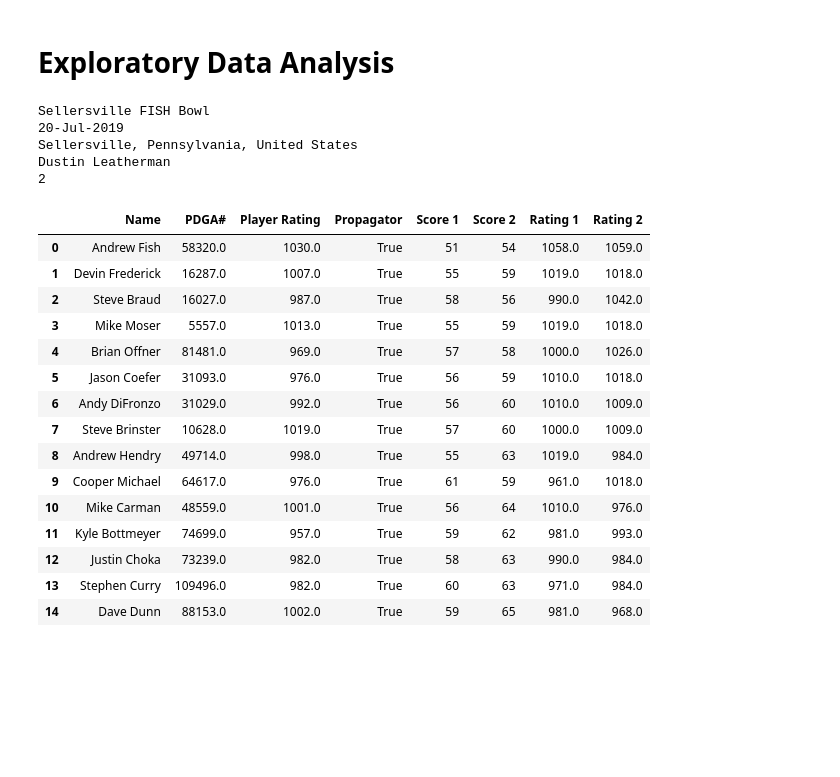
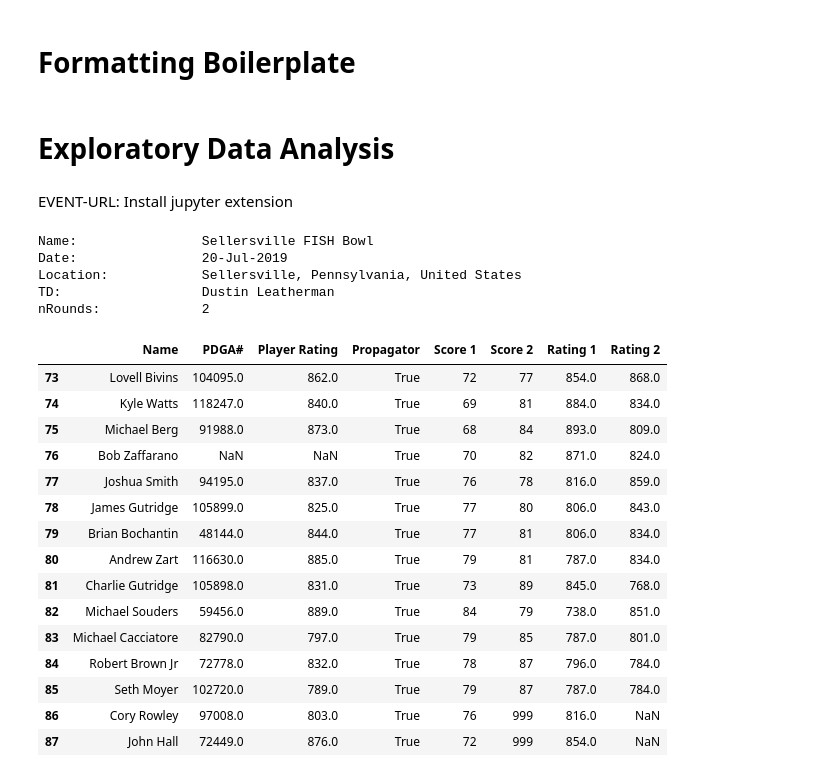
Before and after one commit to jonkracht/pdga-tournament-analysis, a Jupyter notebook: pdgaTournamentPlotter.ipynb, the cells around one changed output. Saved outputs shown, nothing was run; the diff lists cells and outputs as text; code cells hidden in the pictures; blank space fills up the shorter version.

```diff
--- a/pdgaTournamentPlotter.ipynb
+++ b/pdgaTournamentPlotter.ipynb
@@ -34,3 +37,5 @@ eventID = 40638 # FISH Bowl 2021
 # Load data
 eventInfo, eventData = plotfuncts.loadData(dataPath + '/pdgaEvent' + str(eventID) + '.json')
 df = plotfuncts.makeDataFrame(eventData)
+# %% [markdown]
+# Formatting Boilerplate
@@ -37,30 +51,34 @@ df = plotfuncts.makeDataFrame(eventData)
 # %% [markdown]
 # Exploratory Data Analysis
+# %% [markdown]
+EVENT-URL:  Install jupyter extension
 # %%
 # Display tournament info
-for val in eventInfo.values():
-    print(val)
+for key, val in eventInfo.items():
+    print(f"{key+':':<20} {val}")
 
+# Show some representative portions of the data
 df.head(15)
+df.tail(15)
 # %% [output]
-Sellersville FISH Bowl
-20-Jul-2019
-Sellersville, Pennsylvania, United States
-Dustin Leatherman
-2
+Name:                Sellersville FISH Bowl
+Date:                20-Jul-2019
+Location:            Sellersville, Pennsylvania, United States
+TD:                  Dustin Leatherman
+nRounds:             2
 |  | Name | PDGA# | Player Rating | Propagator | Score 1 | Score 2 | Rating 1 | Rating 2 |
-| 0 | Andrew Fish | 58320.0 | 1030.0 | True | 51 | 54 | 1058.0 | 1059.0 |
-| 1 | Devin Frederick | 16287.0 | 1007.0 | True | 55 | 59 | 1019.0 | 1018.0 |
-| 2 | Steve Braud | 16027.0 | 987.0 | True | 58 | 56 | 990.0 | 1042.0 |
-| 3 | Mike Moser | 5557.0 | 1013.0 | True | 55 | 59 | 1019.0 | 1018.0 |
-| 4 | Brian Offner | 81481.0 | 969.0 | True | 57 | 58 | 1000.0 | 1026.0 |
-| 5 | Jason Coefer | 31093.0 | 976.0 | True | 56 | 59 | 1010.0 | 1018.0 |
-| 6 | Andy DiFronzo | 31029.0 | 992.0 | True | 56 | 60 | 1010.0 | 1009.0 |
-| 7 | Steve Brinster | 10628.0 | 1019.0 | True | 57 | 60 | 1000.0 | 1009.0 |
-| 8 | Andrew Hendry | 49714.0 | 998.0 | True | 55 | 63 | 1019.0 | 984.0 |
-| 9 | Cooper Michael | 64617.0 | 976.0 | True | 61 | 59 | 961.0 | 1018.0 |
-| 10 | Mike Carman | 48559.0 | 1001.0 | True | 56 | 64 | 1010.0 | 976.0 |
-| 11 | Kyle Bottmeyer | 74699.0 | 957.0 | True | 59 | 62 | 981.0 | 993.0 |
-| 12 | Justin Choka | 73239.0 | 982.0 | True | 58 | 63 | 990.0 | 984.0 |
-| 13 | Stephen Curry | 109496.0 | 982.0 | True | 60 | 63 | 971.0 | 984.0 |
-| 14 | Dave Dunn | 88153.0 | 1002.0 | True | 59 | 65 | 981.0 | 968.0 |
+| 73 | Lovell Bivins | 104095.0 | 862.0 | True | 72 | 77 | 854.0 | 868.0 |
+| 74 | Kyle Watts | 118247.0 | 840.0 | True | 69 | 81 | 884.0 | 834.0 |
+| 75 | Michael Berg | 91988.0 | 873.0 | True | 68 | 84 | 893.0 | 809.0 |
+| 76 | Bob Zaffarano | NaN | NaN | True | 70 | 82 | 871.0 | 824.0 |
+| 77 | Joshua Smith | 94195.0 | 837.0 | True | 76 | 78 | 816.0 | 859.0 |
+| 78 | James Gutridge | 105899.0 | 825.0 | True | 77 | 80 | 806.0 | 843.0 |
+| 79 | Brian Bochantin | 48144.0 | 844.0 | True | 77 | 81 | 806.0 | 834.0 |
+| 80 | Andrew Zart | 116630.0 | 885.0 | True | 79 | 81 | 787.0 | 834.0 |
+| 81 | Charlie Gutridge | 105898.0 | 831.0 | True | 73 | 89 | 845.0 | 768.0 |
+| 82 | Michael Souders | 59456.0 | 889.0 | True | 84 | 79 | 738.0 | 851.0 |
+| 83 | Michael Cacciatore | 82790.0 | 797.0 | True | 79 | 85 | 787.0 | 801.0 |
+| 84 | Robert Brown Jr | 72778.0 | 832.0 | True | 78 | 87 | 796.0 | 784.0 |
+| 85 | Seth Moyer | 102720.0 | 789.0 | True | 79 | 87 | 787.0 | 784.0 |
+| 86 | Cory Rowley | 97008.0 | 803.0 | True | 76 | 999 | 816.0 | NaN |
+| 87 | John Hall | 72449.0 | 876.0 | True | 72 | 999 | 854.0 | NaN |
```
Also changed, not shown: parts of 13 cells of this notebook, 4 other files.
